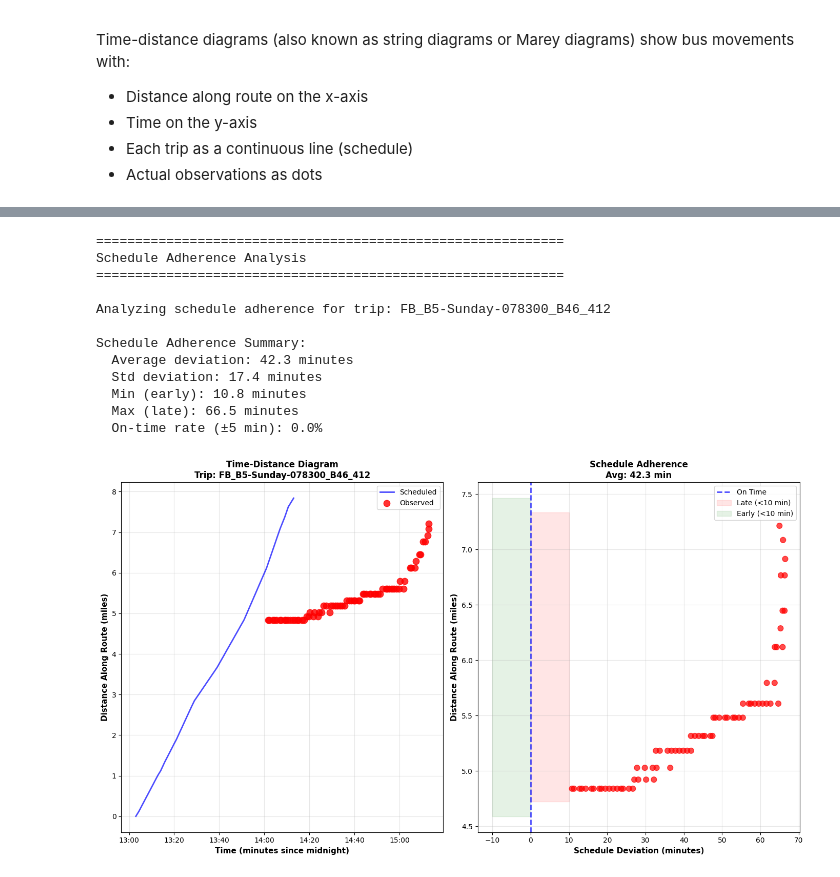
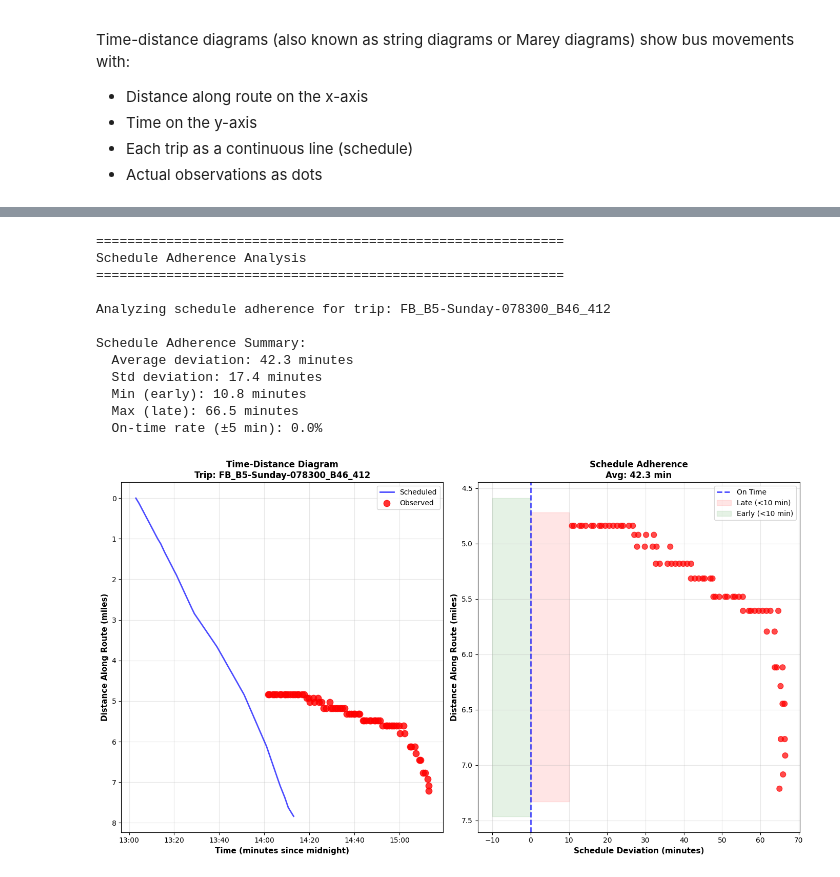
Before and after one commit to anthonymobile/greenstreet-bus-data, a Jupyter notebook: notebook.ipynb, the cells around one changed output, grey strips where cells are left out. Drawn from its saved outputs; the diff is of its cells as text; code cells hidden in the pictures.

```diff
--- a/notebook.ipynb
+++ b/notebook.ipynb
@@ -1186,7 +1192,7 @@ for direction in [0, 1]:
 
         color = plt.cm.viridis(color_normalized[idx])
 
-        # Plot schedule (FLIPPED: time on x, distance on y)
+        # Plot schedule (time on x, distance on y)
         ax.plot(
             trip_schedule['minutes_since_midnight'],
             trip_schedule['cumulative_distance_miles'],
@@ -1216,6 +1222,9 @@ for direction in [0, 1]:
 
     ax.grid(True, alpha=0.3)
 
+    # Invert y-axis so route starts at top (distance 0)
+    ax.invert_yaxis()
+
     # Format x-axis as time
     xticks = ax.get_xticks()
     xticklabels = [f"{int(t//60):02d}:{int(t%60):02d}" for t in xticks]
@@ -1271,7 +1280,7 @@ def plot_schedule_adherence_diagram(trip_id, figsize=(14, 8)):
 
     fig, (ax1, ax2) = plt.subplots(1, 2, figsize=figsize)
 
-    # Left plot: Standard time-distance diagram (FLIPPED: time on x, distance on y)
+    # Left plot: Standard time-distance diagram (time on x, distance on y)
     ax1.plot(
         trip_schedule['minutes_since_midnight'],
         trip_schedule['cumulative_distance_miles'],
@@ -1296,6 +1305,9 @@ def plot_schedule_adherence_diagram(trip_id, figsize=(14, 8)):
     ax1.set_title(f'Time-Distance Diagram\nTrip: {trip_id}', fontsize=12, fontweight='bold')
     ax1.grid(True, alpha=0.3)
     ax1.legend()
+
+    # Invert y-axis so route starts at top (distance 0)
+    ax1.invert_yaxis()
 
     # Format x-axis as time
     xticks = ax1.get_xticks()
@@ -1351,38 +1363,41 @@ def plot_schedule_adherence_diagram(trip_id, figsize=(14, 8)):
     ax2.grid(True, alpha=0.3)
     ax2.legend()
 
+    # Invert y-axis so route starts at top (distance 0)
+    ax2.invert_yaxis()
+
     plt.tight_layout()
 
     # Print summary stats
     print(f"\nSchedule Adherence Summary:")
     print(f"  Average deviation: {np.mean(schedule_deviations):.1f} minutes")
     print(f"  Std deviation: {np.std(schedule_deviations):.1f} minutes")
     print(f"  Min (early): {np.min(schedule_deviations):.1f} minutes")
     print(f"  Max (late): {np.max(schedule_deviations):.1f} minutes")
     print(f"  On-time rate (±5 min): {100 * np.sum(np.abs(schedule_deviations) <= 5) / len(schedule_deviations):.1f}%")
 
     return fig, (ax1, ax2)
 
 # Plot schedule adherence for the example trip
 example_trip_id = good_trips.iloc[0]['trip_id']
 print(f"\nAnalyzing schedule adherence for trip: {example_trip_id}")
 
 plot_schedule_adherence_diagram(example_trip_id)
 plt.show()
 # %% [output]
 ============================================================
 Schedule Adherence Analysis
 ============================================================
 
 Analyzing schedule adherence for trip: FB_B5-Sunday-078300_B46_412
 
 Schedule Adherence Summary:
   Average deviation: 42.3 minutes
   Std deviation: 17.4 minutes
   Min (early): 10.8 minutes
   Max (late): 66.5 minutes
   On-time rate (±5 min): 0.0%
-[figure, old version]
+[figure, new version]
 # %% [markdown]
 ---
 ## Summary: Time-Distance Diagrams
```
Also changed, not shown: parts of 5 cells of this notebook.
